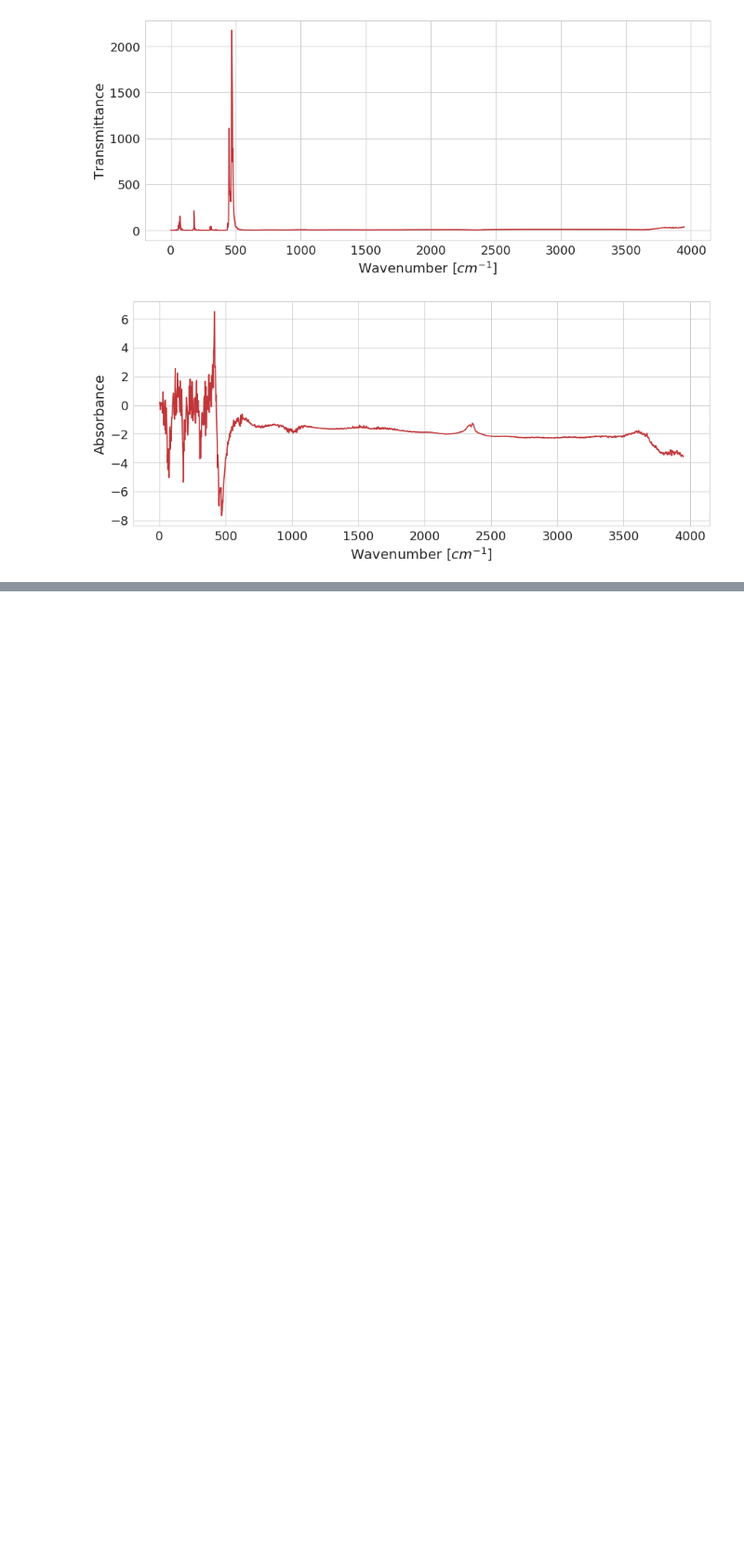
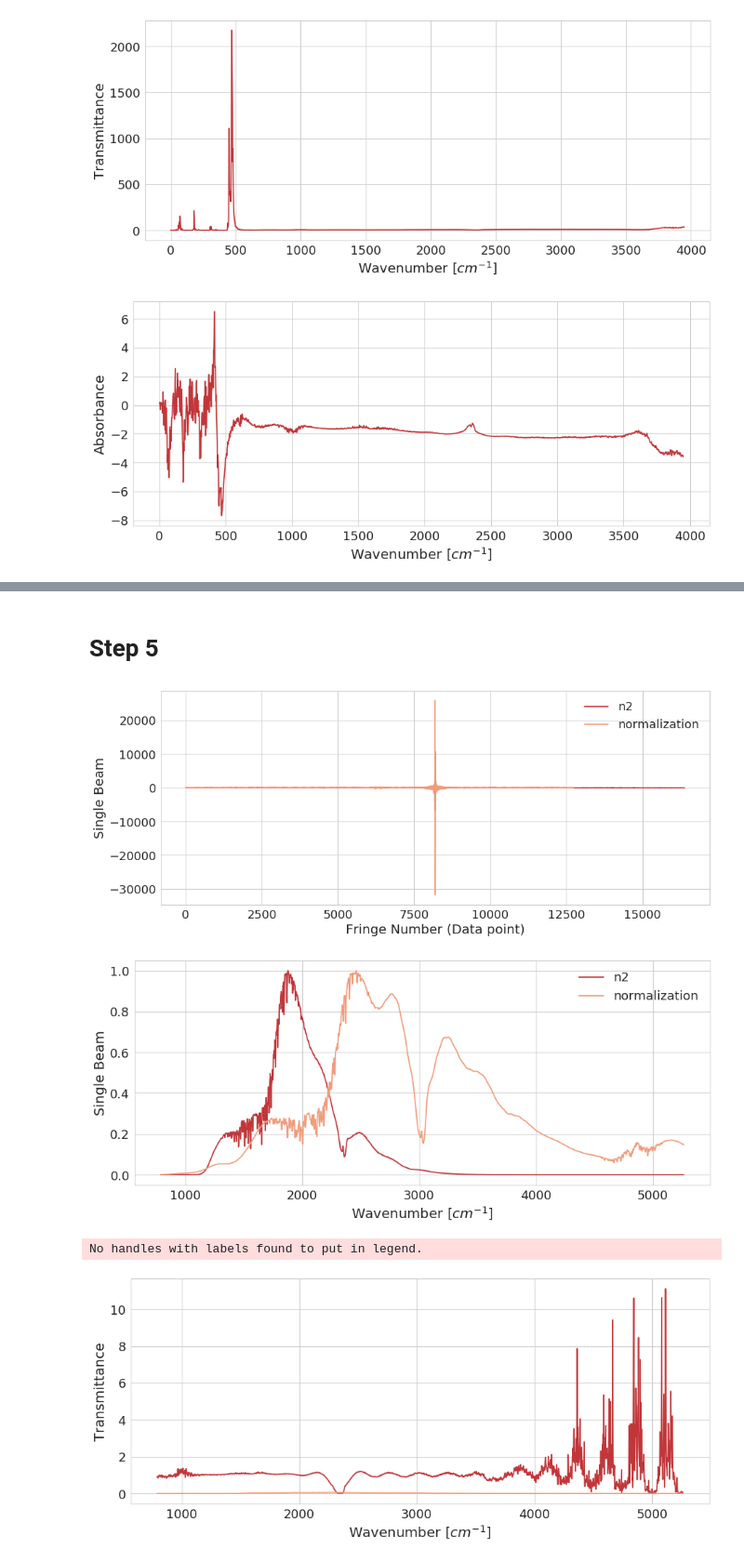
Before and after one commit to estherlin/enph352, a Jupyter notebook: data/lab1/analysis.ipynb, the cells around one changed output, grey strips where cells are left out. Shown at 93% size. Cells and saved outputs as stored; diff of their text form; code cells hidden in the pictures; blank space fills up the shorter version.

```diff
--- a/data/lab1/analysis.ipynb
+++ b/data/lab1/analysis.ipynb
@@ -459,0 +607,66 @@ No handles with labels found to put in legend.
+# %% [markdown]
+# Step 5
+# %%
+DIR = "week2/"
+filename="week2_step4_snr_res_4.txt"
+normalization = Interferogram(DIR, filename)
+
+filename = "Step 5/n2_cell_4cm-1 (1 ac).txt"
+n2 = Interferogram(DIR, filename)
+# %%
+# Raw data interferogram
+plt.figure()
+plt.plot(np.linspace(0, n2.num_pts[0], num=n2.num_pts[0]), n2.raw_data[0], label="n2")
+plt.plot(np.linspace(0, normalization.num_pts[0], num=normalization.num_pts[0]), normalization.raw_data[0], label="normalization")
+plt.grid(True)
+plt.xlabel("Fringe Number (Data point)")
+plt.ylabel("Single Beam")
+plt.legend()
+plt.show()
+
+# The FT'd result
+plt.figure()
+ind = int(len(n2.wavenumbers[0])/3)
+lind = int(len(n2.wavenumbers[0])/20)
+plt.plot(n2.wavenumbers[0][lind:ind], n2.spectra[0][lind:ind]/max(n2.spectra[0][lind:ind]), label="n2")
+
+ind = int(len(normalization.wavenumbers[0])/3)
+lind = int(len(normalization.wavenumbers[0])/20)
+plt.plot(normalization.wavenumbers[0][lind:ind], normalization.spectra[0][lind:ind]/max(normalization.spectra[0][lind:ind]), label="normalization")
+plt.grid(True)
+plt.xlabel(r"Wavenumber [$cm^{-1}$]")
+plt.ylabel("Single Beam")
+plt.legend()
+plt.show()
+
+# Transmittance
+plt.figure()
+i=0
+ind = int(len(n2.wavenumbers[0])/3)
+lind = int(len(n2.wavenumbers[0])/20)
+plt.plot(n2.wavenumbers[i][lind:ind], Interferogram.calc_transmittance(n2.spectra[0][lind:ind], co2.spectra[0][lind:ind]))
+
+ind = int(len(normalization.wavenumbers[0])/3)
+lind = int(len(normalization.wavenumbers[0])/20)
+plt.plot(normalization.wavenumbers[i][lind:ind], Interferogram.calc_transmittance(normalization.spectra[0][lind:ind], n2.spectra[0][lind:ind]))
+plt.grid(True)
+plt.xlabel(r"Wavenumber [$cm^{-1}$]")
+plt.ylabel("Transmittance")
+plt.legend()
+plt.show()
+
+# Absorbance
+plt.figure()
+i=0
+lind = max(int(len(n2.wavenumbers[0])/20), int(len(normalization.wavenumbers[0])/20))
+ind = min(int(len(normalization.wavenumbers[0])/3), int(len(n2.wavenumbers[0])/3))
+plt.plot(n2.wavenumbers[i][lind:ind], Interferogram.calc_absorbance(Interferogram.calc_transmittance(normalization.spectra[0][lind:ind], n2.spectra[0][lind:ind])))
+plt.grid(True)
+plt.xlabel(r"Wavenumber [$cm^{-1}$]")
+plt.ylabel("Absorbance")
+plt.show()
+# %% [output]
+[figure, added]
+[figure, added]
+No handles with labels found to put in legend.
+[figure, added]
```
Also changed, not shown: parts of 21 cells of this notebook, 1 other file.
